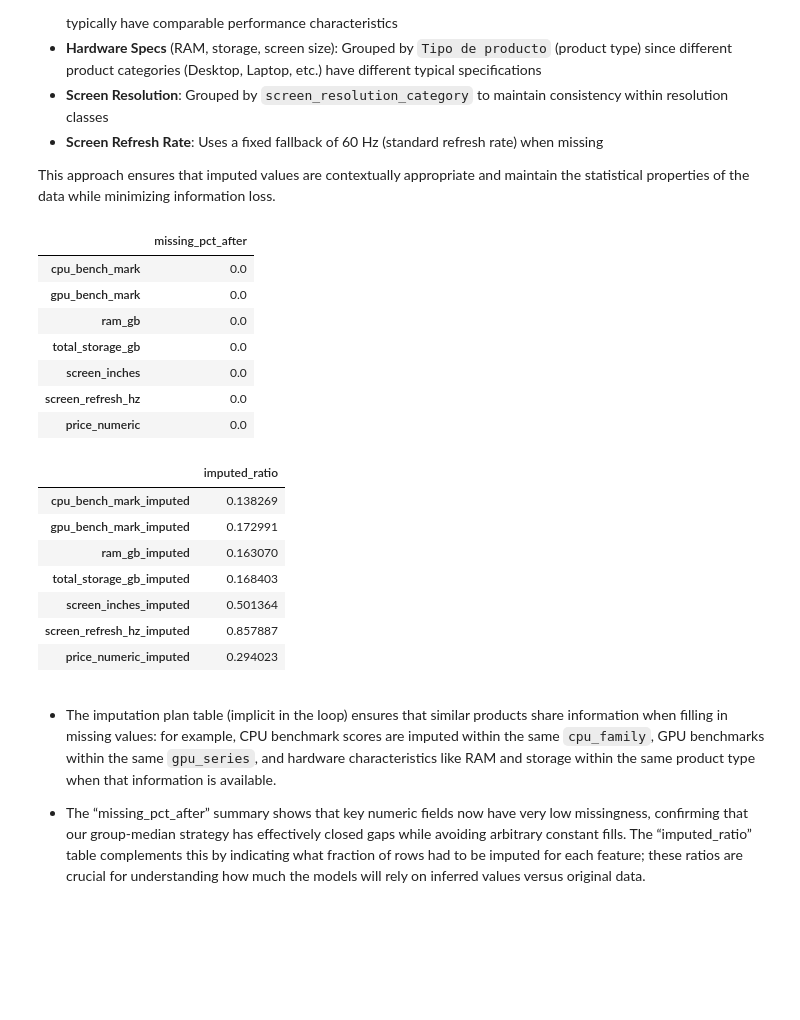
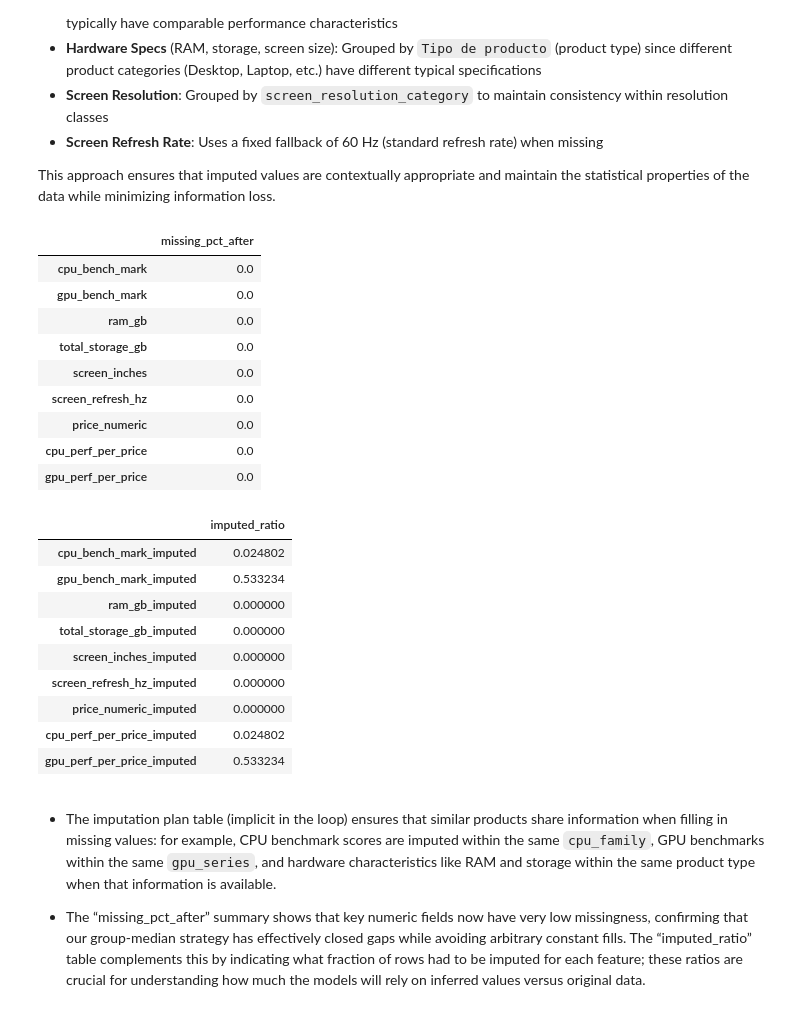
Before and after one commit to Acon3078/pc-laptop-price-estimator, a Jupyter notebook: Model_Training.ipynb, the cells around one changed output. Drawn from its saved outputs; the diff is of its cells as text; code cells hidden in the pictures; blank space fills up the shorter version.

```diff
--- a/Model_Training.ipynb
+++ b/Model_Training.ipynb
@@ -2994,6 +3026,19 @@ The imputation plan defines a systematic approach to handle missing values acros
 - **Screen Refresh Rate**: Uses a fixed fallback of 60 Hz (standard refresh rate) when missing
 
 This approach ensures that imputed values are contextually appropriate and maintain the statistical properties of the data while minimizing information loss.
+# %%
+# Before the imputation loop, convert columns to numeric
+numeric_cols_to_convert = [
+    "cpu_bench_mark", "cpu_bench_rank", "cpu_bench_value",
+    "gpu_bench_mark", "gpu_bench_rank", "gpu_bench_value",
+    "ram_gb", "total_storage_gb", "total_ssd_gb", "total_hdd_gb",
+    "screen_inches", "screen_refresh_hz", "screen_width_px",
+    "screen_height_px", "price_numeric", "cpu_perf_per_price", "gpu_perf_per_price"
+]
+
+for col in numeric_cols_to_convert:
+    if col in df_comp.columns:
+        df_comp[col] = pd.to_numeric(df_comp[col], errors='coerce')
 # %%
 impute_plan = [
     {"col": "cpu_bench_mark", "groups": ["cpu_family"]},
@@ -3011,6 +3056,8 @@ impute_plan = [
     {"col": "screen_width_px", "groups": ["screen_resolution_category"]},
     {"col": "screen_height_px", "groups": ["screen_resolution_category"]},
     {"col": "price_numeric", "groups": ["Tipo de producto"] if "Tipo de producto" in df_comp.columns else None},
+    {"col": "cpu_perf_per_price", "groups": ["cpu_family"]},
+    {"col": "gpu_perf_per_price", "groups": ["gpu_series"]},
 ]
 
 for cfg in impute_plan:
@@ -3020,41 +3067,47 @@ for cfg in impute_plan:
     group_cols = cfg.get("groups")
     override_fallback = cfg.get("override_fallback")
     apply_imputation(df_comp, col, group_cols=group_cols, override_fallback=override_fallback)
 
 fill_categorical(df_comp, "screen_resolution_category", "Unknown")
 
 imputation_summary_cols = [
     "cpu_bench_mark",
     "gpu_bench_mark",
     "ram_gb",
     "total_storage_gb",
     "screen_inches",
     "screen_refresh_hz",
     "price_numeric",
+    "cpu_perf_per_price",
+    "gpu_perf_per_price",
 ]
 
 imputation_summary = df_comp[imputation_summary_cols].isna().mean().to_frame("missing_pct_after")
 display(imputation_summary)
 
 imputation_flags = df_comp[[f"{col}_imputed" for col in imputation_summary_cols]]
-display(imputation_flags.mean().to_frame("imputed_ratio"))
+display((imputation_flags.mean()* 100).to_frame("imputed_ratio"))
 # %% [output]
 |  | missing_pct_after |
 | cpu_bench_mark | 0.0 |
 | gpu_bench_mark | 0.0 |
 | ram_gb | 0.0 |
 | total_storage_gb | 0.0 |
 | screen_inches | 0.0 |
 | screen_refresh_hz | 0.0 |
 | price_numeric | 0.0 |
+| cpu_perf_per_price | 0.0 |
+| gpu_perf_per_price | 0.0 |
 |  | imputed_ratio |
-| cpu_bench_mark_imputed | 0.138269 |
-| gpu_bench_mark_imputed | 0.172991 |
-| ram_gb_imputed | 0.163070 |
-| total_storage_gb_imputed | 0.168403 |
-| screen_inches_imputed | 0.501364 |
-| screen_refresh_hz_imputed | 0.857887 |
-| price_numeric_imputed | 0.294023 |
+| cpu_bench_mark_imputed | 0.024802 |
+| gpu_bench_mark_imputed | 0.533234 |
+| ram_gb_imputed | 0.000000 |
+| total_storage_gb_imputed | 0.000000 |
+| screen_inches_imputed | 0.000000 |
+| screen_refresh_hz_imputed | 0.000000 |
+| price_numeric_imputed | 0.000000 |
+| cpu_perf_per_price_imputed | 0.024802 |
+| gpu_perf_per_price_imputed | 0.533234 |
 # %% [markdown]
 - The imputation plan table (implicit in the loop) ensures that similar products share information when filling in missing values: for example, CPU benchmark scores are imputed within the same `cpu_family`, GPU benchmarks within the same `gpu_series`, and hardware characteristics like RAM and storage within the same product type when that information is available.
 
```
Also changed, not shown: parts of 11 cells of this notebook.
